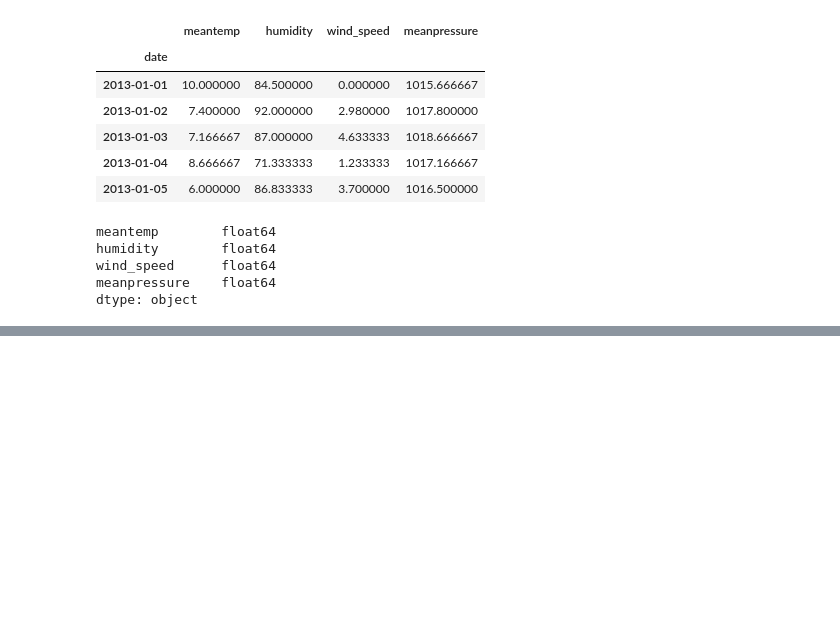
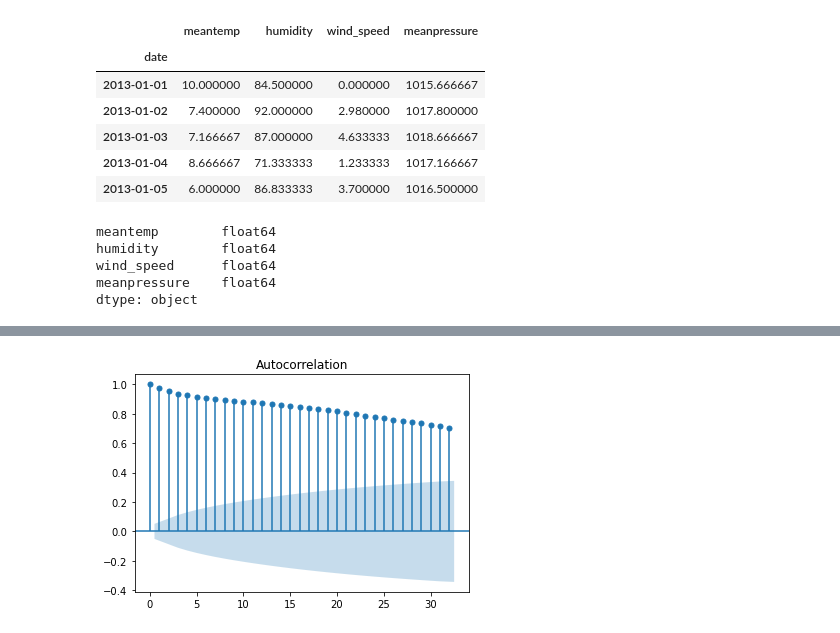
Before and after one commit to CruddyInstance/time_series_prediction, a Jupyter notebook: Climate Change Timeseries.ipynb, the cells around one changed output, grey strips where cells are left out. Saved outputs shown, nothing was run; the diff lists cells and outputs as text; code cells hidden in the pictures; blank space fills up the shorter version.

```diff
--- a/Climate Change Timeseries.ipynb
+++ b/Climate Change Timeseries.ipynb
@@ -34,0 +49,5 @@ train['meantemp'].plot(figsize=(10,5))
+# %%
+plot_acf(train['meantemp']);
+#There is clear indication of the seasonality in the data
+# %% [output]
+[figure, added]
```
Also changed, not shown: parts of 21 cells of this notebook.
